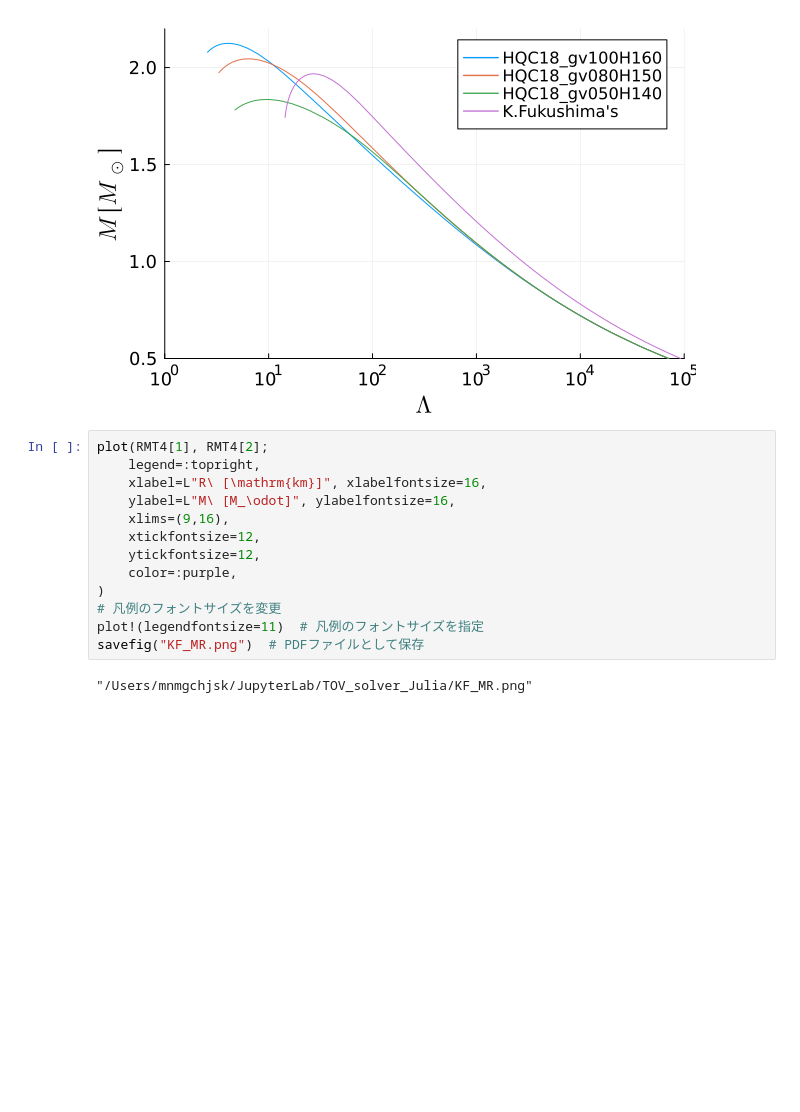
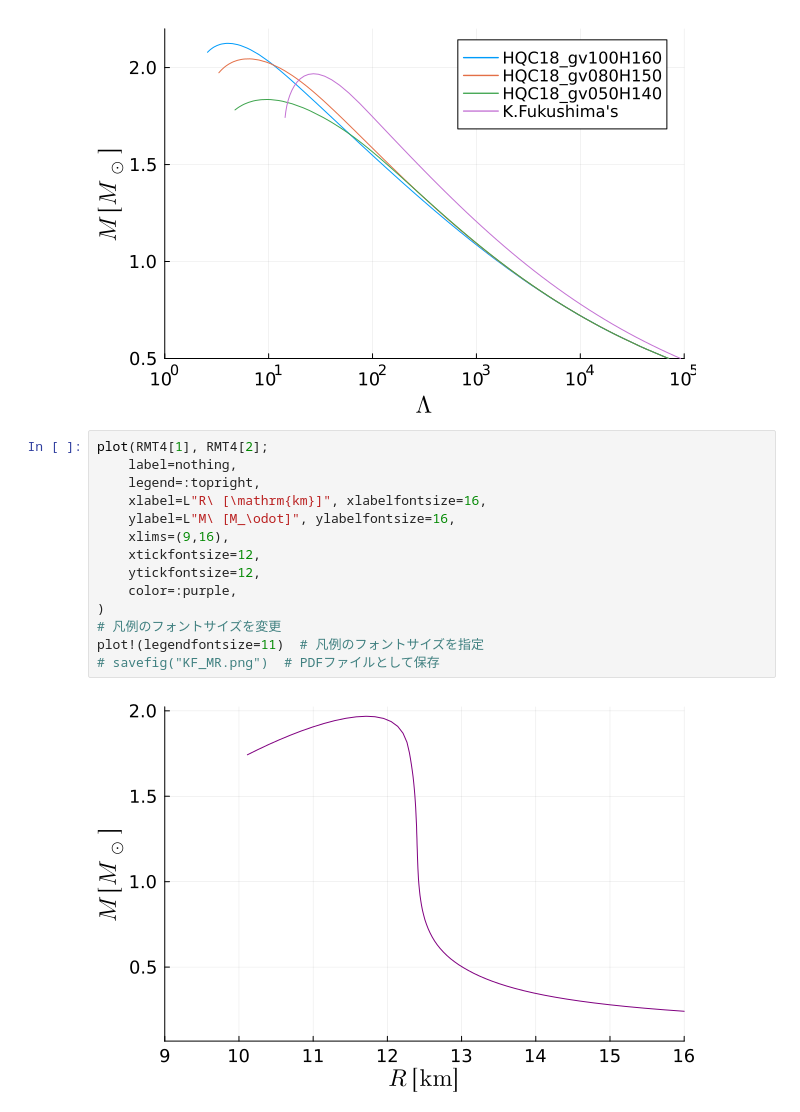
Before and after one commit to jskMNMGCH/TOVsolver_Julia, a Jupyter notebook: KFkushimaEoS.ipynb, the cells around one changed output. Saved outputs shown, nothing was run; the diff lists cells and outputs as text; blank space fills up the shorter version.

```diff
--- a/KFkushimaEoS.ipynb
+++ b/KFkushimaEoS.ipynb
@@ -189,19 +189,20 @@ plot!(legendfontsize=11)  # 凡例のフォントサイズを指定
 [figure]
 # %%
 plot(RMT4[1], RMT4[2];
+    label=nothing,
     legend=:topright,
     xlabel=L"R\ [\mathrm{km}]", xlabelfontsize=16,
     ylabel=L"M\ [M_\odot]", ylabelfontsize=16,
     xlims=(9,16),
     xtickfontsize=12,
     ytickfontsize=12,
     color=:purple,
 )
 # 凡例のフォントサイズを変更
 plot!(legendfontsize=11)  # 凡例のフォントサイズを指定
-savefig("KF_MR.png")  # PDFファイルとして保存
+# savefig("KF_MR.png")  # PDFファイルとして保存
 # %% [output]
-"/Users/mnmgchjsk/JupyterLab/TOV_solver_Julia/KF_MR.png"
+[figure, added]
 # %%
 plot(RMT4[3], RMT4[2];
     legend=:topright,
```
Also changed, not shown: parts of 1 cell of this notebook.
